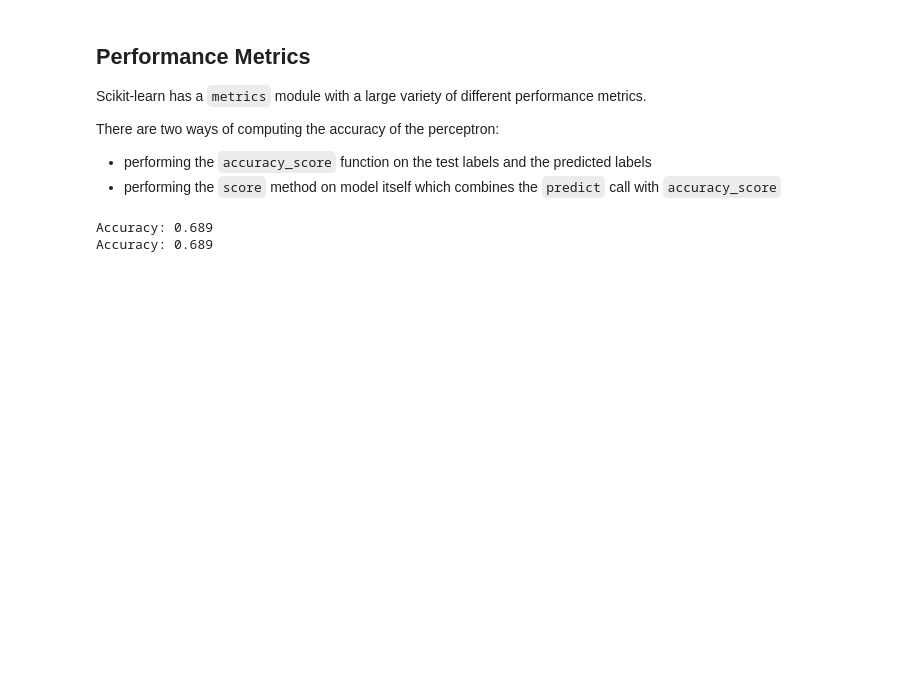
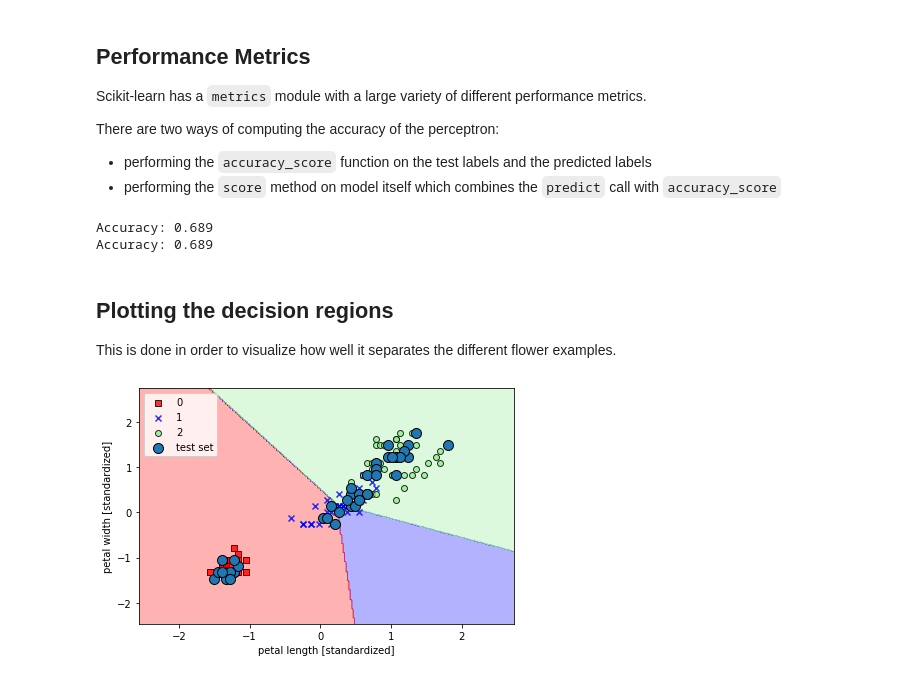
Before and after one commit to sahivy13/Krillin, a Jupyter notebook: pml_practice/scikit-learn/practice.ipynb, the cells around one changed output. Cells and saved outputs as stored; diff of their text form; code cells hidden in the pictures; blank space fills up the shorter version.

Commit message:
plotting the decision regions

```diff
--- a/pml_practice/scikit-learn/practice.ipynb
+++ b/pml_practice/scikit-learn/practice.ipynb
@@ -113,3 +113,7 @@ print('Accuracy: %.3f' % ppn.score(X_test_std, y_test))
 # %% [output]
 Accuracy: 0.689
 Accuracy: 0.689
+# %% [markdown]
+## Plotting the decision regions
+
+This is done in order to visualize how well it separates the different flower examples.
@@ -115,0 +171,20 @@ Accuracy: 0.689
+# %%
+# Plotting
+
+X_combined_std = np.vstack((X_train_std, X_test_std))
+y_combined = np.hstack((y_train, y_test))
+
+plot_decision_regions(
+    X = X_combined_std,
+    y = y_combined,
+    classifier = ppn,
+    test_idx = range(105, 150)
+)
+
+plt.xlabel('petal length [standardized]')
+plt.ylabel('petal width [standardized]')
+plt.legend(loc = 'upper left')
+plt.tight_layout()
+plt.show()
+# %% [output]
+[figure, added]
```
Also changed, not shown: parts of 1 cell of this notebook.
